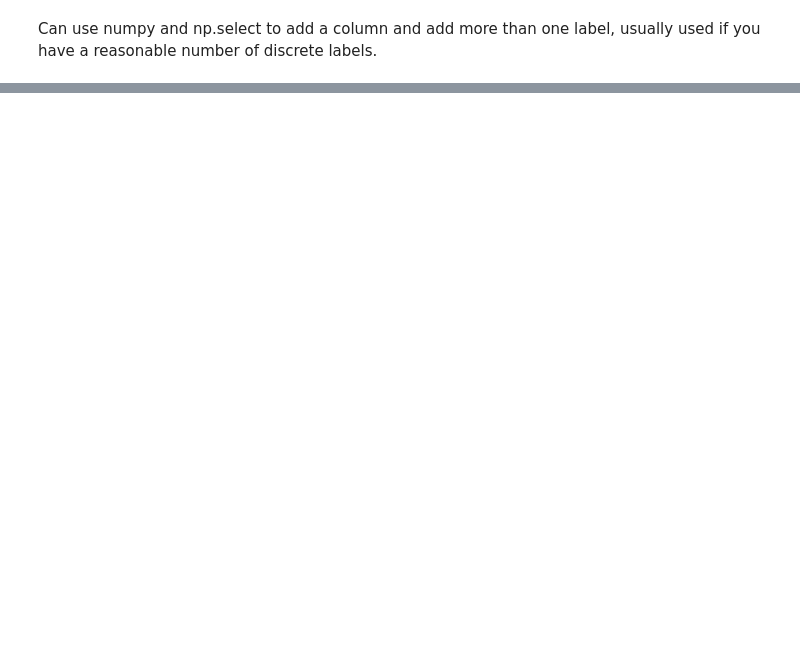
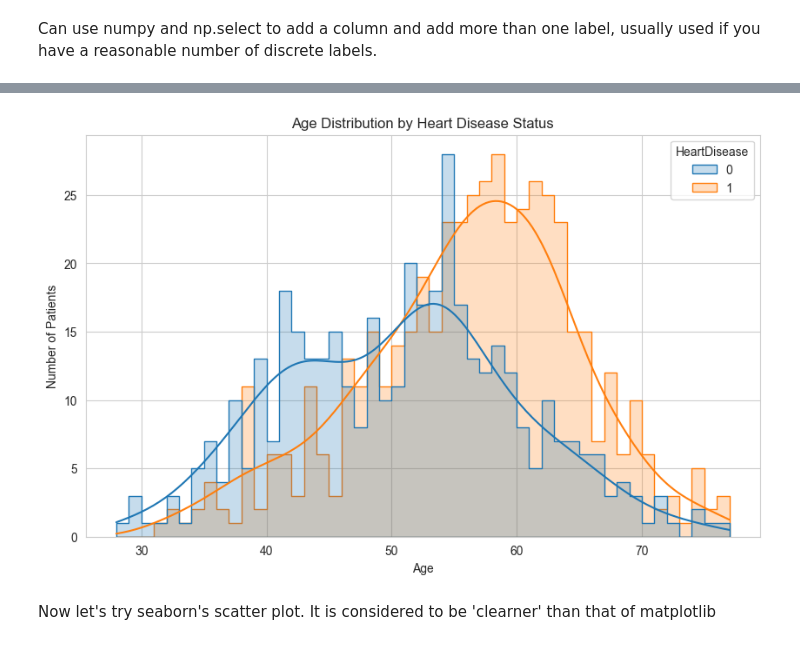
Before and after one commit to joshgitneve/heart-disease-analysis, a Jupyter notebook: heart_disease_exploration.ipynb, the cells around one changed output, grey strips where cells are left out. Saved outputs shown, nothing was run; the diff lists cells and outputs as text; code cells hidden in the pictures; blank space fills up the shorter version.

```diff
--- a/heart_disease_exploration.ipynb
+++ b/heart_disease_exploration.ipynb
@@ -917,0 +1043,20 @@ at_risk[at_risk['Age'] > 65]
+# %%
+#can override bin width if necessary but seaborn claculates this based on sample size
+plt.figure()
+sns.histplot(
+    data=df,
+    x='Age',
+    hue='HeartDisease',
+    kde=True,
+    element='step',
+    binwidth=1
+)
+
+plt.title('Age Distribution by Heart Disease Status')
+plt.xlabel('Age')
+plt.ylabel('Number of Patients')
+plt.show()
+# %% [output]
+[figure, added]
+# %% [markdown]
+Now let's try seaborn's scatter plot. It is considered to be 'clearner' than that of matplotlib
```
Also changed, not shown: parts of 98 cells of this notebook, 1 other file.
